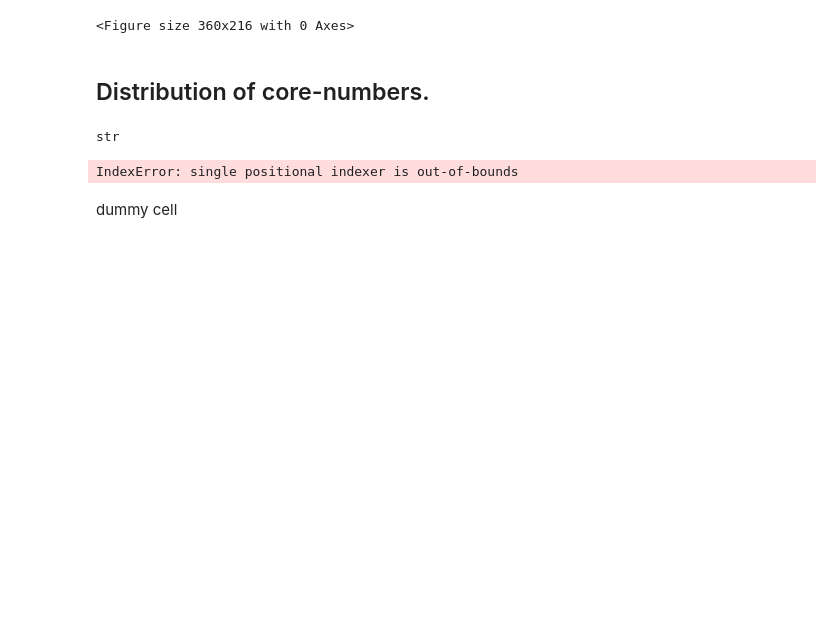
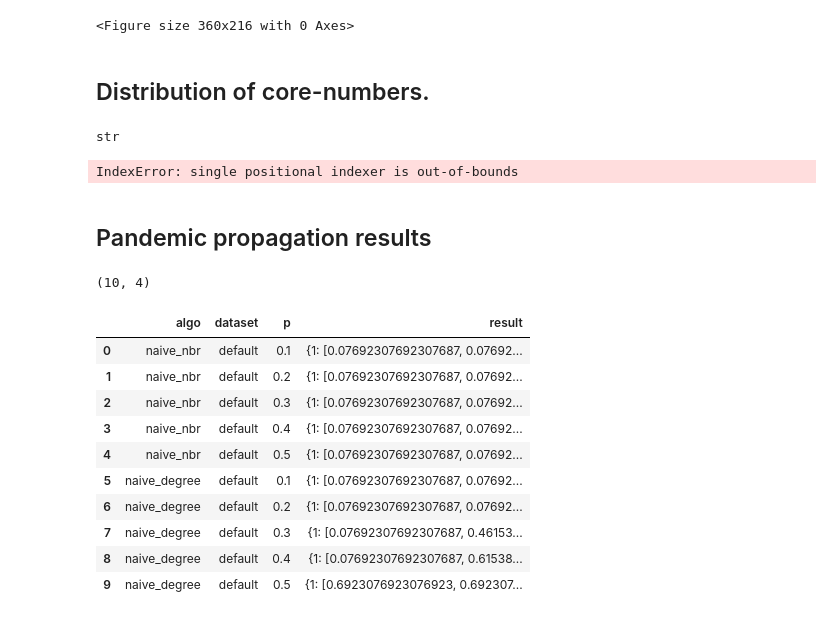
Before and after one commit to bishwamittra/scripts_hg-core-decomposition, a Jupyter notebook: read_output.ipynb, the cells around one changed output. Drawn from its saved outputs; the diff is of its cells as text; code cells hidden in the pictures; blank space fills up the shorter version.

```diff
--- a/read_output.ipynb
+++ b/read_output.ipynb
@@ -433,5 +433,40 @@ str
 df.iloc[1].core
 # %% [output]
 IndexError: single positional indexer is out-of-bounds
-# %% [markdown]
-dummy cell
+# %% [markdown]
+## Pandemic propagation results
+# %%
+import pandas as pd
+import seaborn as sns
+%matplotlib inline
+import matplotlib.pyplot as plt
+import numpy as np
+import os
+from ast import literal_eval
+import shutil
+
+output_folder = 'data/output/'
+if os.path.exists(output_folder+"fig/"):
+    shutil.rmtree(output_folder+"fig/")
+os.mkdir(output_folder+"fig/")
+
+fontsize = 22
+labelsize = 18
+# %%
+df = pd.read_csv(output_folder + "propagation_result.csv", header=None)
+df.columns = ['algo', 'dataset', 'p', 'result']
+print(df.shape)
+df
+# %% [output]
+(10, 4)
+|  | algo | dataset | p | result |
+| 0 | naive_nbr | default | 0.1 | {1: [0.07692307692307687, 0.07692... |
+| 1 | naive_nbr | default | 0.2 | {1: [0.07692307692307687, 0.07692... |
+| 2 | naive_nbr | default | 0.3 | {1: [0.07692307692307687, 0.07692... |
+| 3 | naive_nbr | default | 0.4 | {1: [0.07692307692307687, 0.07692... |
+| 4 | naive_nbr | default | 0.5 | {1: [0.07692307692307687, 0.07692... |
+| 5 | naive_degree | default | 0.1 | {1: [0.07692307692307687, 0.07692... |
+| 6 | naive_degree | default | 0.2 | {1: [0.07692307692307687, 0.07692... |
+| 7 | naive_degree | default | 0.3 | {1: [0.07692307692307687, 0.46153... |
+| 8 | naive_degree | default | 0.4 | {1: [0.07692307692307687, 0.61538... |
+| 9 | naive_degree | default | 0.5 | {1: [0.6923076923076923, 0.692307... |
```
Also changed, not shown: parts of 2 cells of this notebook, 4 other files.
